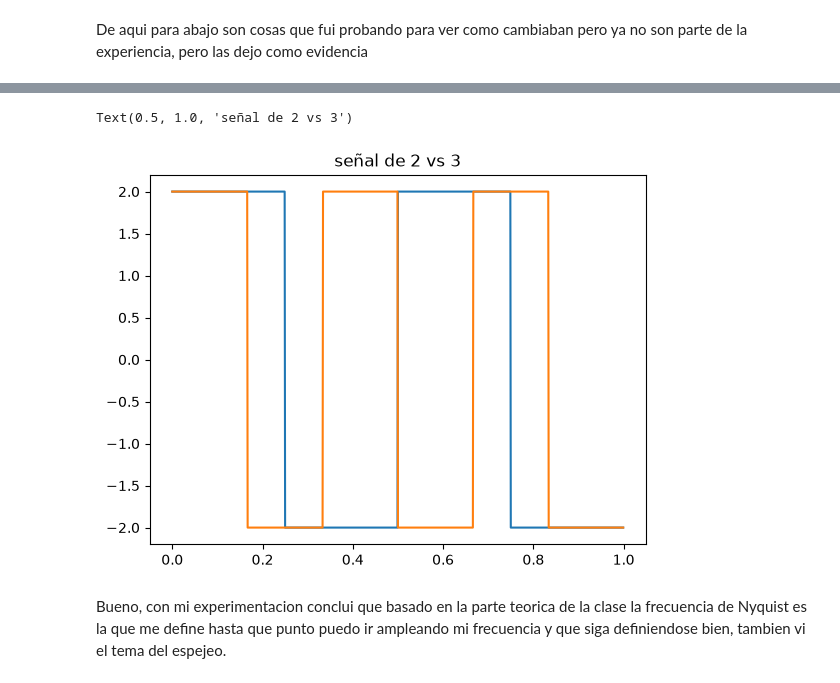
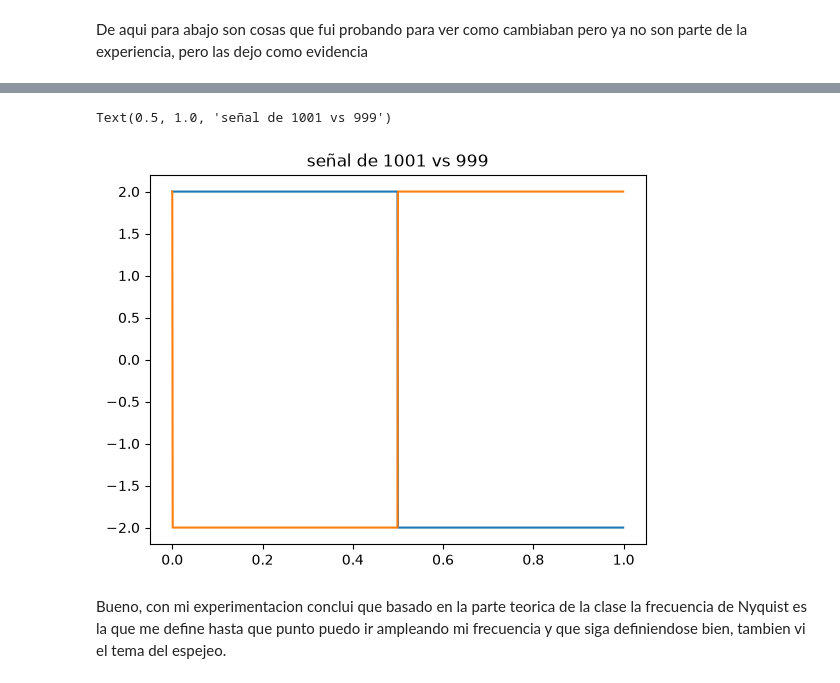
Before and after one commit to CristobalCs/APS, a Jupyter notebook: TS0_Contador.ipynb, the cells around one changed output, grey strips where cells are left out. Saved outputs shown, nothing was run; the diff lists cells and outputs as text; code cells hidden in the pictures.

```diff
--- a/TS0_Contador.ipynb
+++ b/TS0_Contador.ipynb
@@ -104,23 +84,10 @@ Text(0.5, 1.0, 'señal de 1001')
 # %%
-def mi_funcion_sen( vmax = 1, dc = 0, ff = 1, ph=0, nn = N, fs = fs):
-
-    xx = (vmax * np.sin(2 * np.pi * ff * np.arange(nn)/fs + ph)) +dc
-    tt = np.arange(N)/fs
-    return (tt,xx)
+vmax = 2 #simplemente mi amplitud maxima
+dc = 0 # es mi desplazamiento, si es positivo me lo sube, negativo me lo baja
+ff = 2001 #frecuencia variable
+ph = 0 #me parece q la fase ojo q es radianes!!
 
 tt, xx = mi_funcion_sen( vmax = vmax, dc = dc, ff = ff)
-print("funcion definida") #esto se lo agrego pq asi aca en el jupyter puedo ir viendo si me imprimio bien
-
-#estas primeras son fijas de la experiencia
-fs = 1000 #frecuencia fija
-N = 1000 # muestras
-
-#de aqui para abajo recien edito
-vmax = 2 #simplemente mi amplitud maxima
-dc = 0 # es mi desplazamiento, si es positivo me lo sube, negativo me lo baja
-ff = 2000 #frecuencia variable
-ph = 0 #me parece q la fase ojo q es radianes!!
-print("variables declaradas") #esto se lo agrego pq asi aca en el jupyter puedo ir viendo si me imprimio bien
 plt.plot(tt, xx)
 plt.title("señal de "+str(ff)) #esto ultimo se lo agregue porque asi los graficos me pueden ir imprimiendo bien el tema de cual frecuencia estoy imprimiendo
 # %% [output]
@@ -277,35 +143,26 @@ Text(0.5, 1.0, 'señal de 20')
 # %%
-from scipy import signal
-fs = 1000 #frecuencia fija
-N = 1000 # muestras
-
 #de aqui para abajo recien edito
 vmax = 2 #simplemente mi amplitud maxima
 dc = 0 # es mi desplazamiento, si es positivo me lo sube, negativo me lo baja
-ff = 2 #frecuencia variable
+ff = 1001 #frecuencia variable
 ph = 0 #me parece q la fase ojo q es radianes!!
-ff1 = 3
+ff1 = 999
 
 def mi_funcion_cuadrada(vmax=1, dc=0, ff=1, ph=0, nn=N, fs=fs):
-    xx = (vmax * signal.square(2 * np.pi * ff * np.arange(nn)/fs + ph)) +dc
+    xx = (vmax * signal.square(2 * np.pi * ff * np.arange(nn)/fs + ph)) + dc
     tt = np.arange(N)/fs
     return (tt,xx)
 
 tt, xx = mi_funcion_cuadrada( vmax = vmax, dc = dc, ff = ff)
 
 plt.plot(tt, xx)
 
-def mi_funcion_cuadrada1(vmax=1, dc=0, ff1=1, ph=0, nn=N, fs=fs):
-    xx1 = (vmax * signal.square(2 * np.pi * ff1 * np.arange(nn)/fs + ph)) +dc
-    tt1 = np.arange(N)/fs
-    return (tt1,xx1)
-
-tt1, xx1 = mi_funcion_cuadrada1( vmax = vmax, dc = dc, ff1 = ff1)
+tt1, xx1 = mi_funcion_cuadrada( vmax = vmax, dc = dc, ff = ff1)
 
 plt.plot(tt1, xx1)
 plt.title("señal de "+str(ff)+ " vs "+str(ff1))
 # %% [output]
-Text(0.5, 1.0, 'señal de 2 vs 3')
+Text(0.5, 1.0, 'señal de 1001 vs 999')
-[figure, old version]
+[figure, new version]
 # %% [markdown]
 Bueno, con mi experimentacion conclui que basado en la parte teorica de la clase la frecuencia de Nyquist es la que me define hasta que punto puedo ir ampleando mi frecuencia y que siga definiendose bien, tambien vi el tema del espejeo.
```
Also changed, not shown: parts of 21 cells of this notebook.
